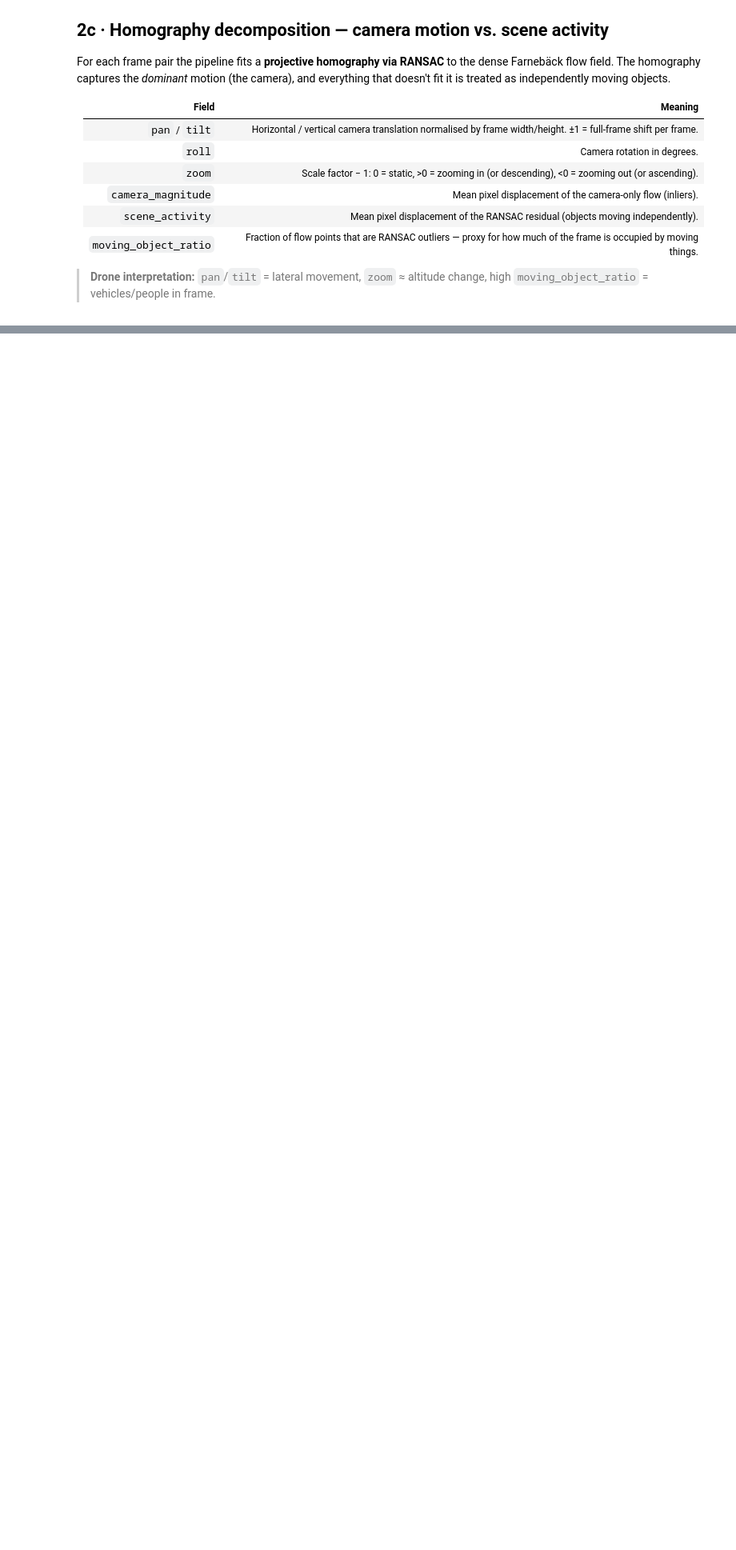
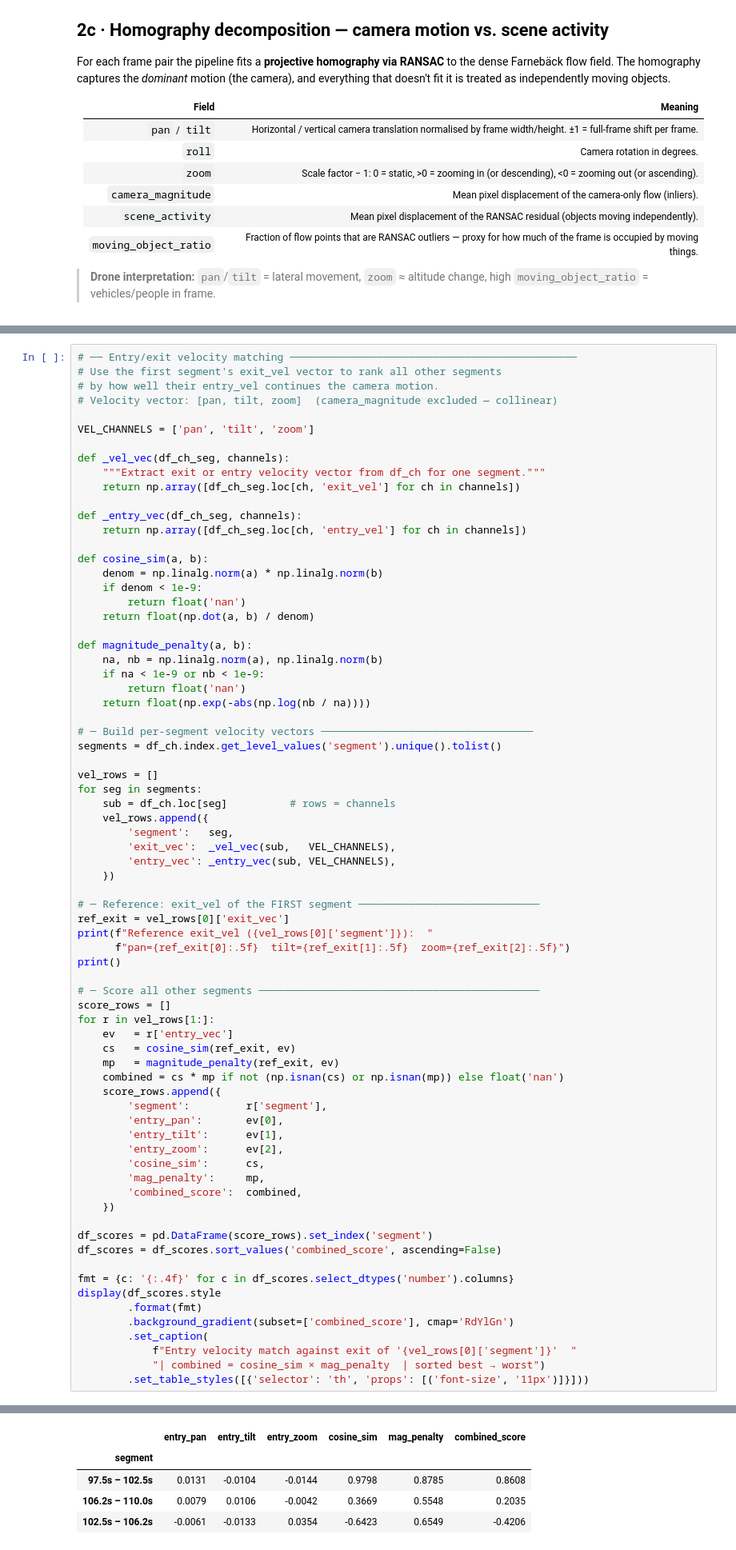
Before and after one commit to n-ploch/ai-video-cutter, a Jupyter notebook: notebooks/analysis_explorer.ipynb, the cells around one changed output, grey strips where cells are left out. Shown at 80% size. Drawn from its saved outputs; the diff is of its cells as text; blank space fills up the shorter version.

```diff
--- a/notebooks/analysis_explorer.ipynb
+++ b/notebooks/analysis_explorer.ipynb
@@ -454,0 +571,74 @@ savgol   (17 bds): ['12.8s', '15.2s', '39.0s', '47.8s', '55.2s', '57.8s', '61.5s
+# %%
+# ── Entry/exit velocity matching ──────────────────────────────────────────────
+# Use the first segment's exit_vel vector to rank all other segments
+# by how well their entry_vel continues the camera motion.
+# Velocity vector: [pan, tilt, zoom]  (camera_magnitude excluded — collinear)
+
+VEL_CHANNELS = ['pan', 'tilt', 'zoom']
+
+def _vel_vec(df_ch_seg, channels):
+    """Extract exit or entry velocity vector from df_ch for one segment."""
+    return np.array([df_ch_seg.loc[ch, 'exit_vel'] for ch in channels])
+
+def _entry_vec(df_ch_seg, channels):
+    return np.array([df_ch_seg.loc[ch, 'entry_vel'] for ch in channels])
+
+def cosine_sim(a, b):
+    denom = np.linalg.norm(a) * np.linalg.norm(b)
+    if denom < 1e-9:
+        return float('nan')
+    return float(np.dot(a, b) / denom)
+
+def magnitude_penalty(a, b):
+    na, nb = np.linalg.norm(a), np.linalg.norm(b)
+    if na < 1e-9 or nb < 1e-9:
+        return float('nan')
+    return float(np.exp(-abs(np.log(nb / na))))
+
+# ─ Build per-segment velocity vectors ──────────────────────────────────
+segments = df_ch.index.get_level_values('segment').unique().tolist()
+
+vel_rows = []
+for seg in segments:
+    sub = df_ch.loc[seg]          # rows = channels
+    vel_rows.append({
+        'segment':   seg,
+        'exit_vec':  _vel_vec(sub,   VEL_CHANNELS),
+        'entry_vec': _entry_vec(sub, VEL_CHANNELS),
+    })
+
+# ─ Reference: exit_vel of the FIRST segment ─────────────────────────────
+ref_exit = vel_rows[0]['exit_vec']
+print(f"Reference exit_vel ({vel_rows[0]['segment']}):  "
+      f"pan={ref_exit[0]:.5f}  tilt={ref_exit[1]:.5f}  zoom={ref_exit[2]:.5f}")
+print()
+
+# ─ Score all other segments ─────────────────────────────────────────────
+score_rows = []
+for r in vel_rows[1:]:
+    ev   = r['entry_vec']
+    cs   = cosine_sim(ref_exit, ev)
+    mp   = magnitude_penalty(ref_exit, ev)
+    combined = cs * mp if not (np.isnan(cs) or np.isnan(mp)) else float('nan')
+    score_rows.append({
+        'segment':         r['segment'],
+        'entry_pan':       ev[0],
+        'entry_tilt':      ev[1],
+        'entry_zoom':      ev[2],
+        'cosine_sim':      cs,
+        'mag_penalty':     mp,
+        'combined_score':  combined,
+    })
+
+df_scores = pd.DataFrame(score_rows).set_index('segment')
+df_scores = df_scores.sort_values('combined_score', ascending=False)
+
+fmt = {c: '{:.4f}' for c in df_scores.select_dtypes('number').columns}
+display(df_scores.style
+        .format(fmt)
+        .background_gradient(subset=['combined_score'], cmap='RdYlGn')
+        .set_caption(
+            f"Entry velocity match against exit of '{vel_rows[0]['segment']}'  "
+            "| combined = cosine_sim × mag_penalty  | sorted best → worst")
+        .set_table_styles([{'selector': 'th', 'props': [('font-size', '11px')]}]))
+# %% [output]
@@ -455,3 +647,8 @@ savgol   (17 bds): ['12.8s', '15.2s', '39.0s', '47.8s', '55.2s', '57.8s', '61.5s
+|  | entry_pan | entry_tilt | entry_zoom | cosine_sim | mag_penalty | combined_score |
+| segment |  |  |  |  |  |  |
+| 97.5s – 102.5s | 0.0131 | -0.0104 | -0.0144 | 0.9798 | 0.8785 | 0.8608 |
+| 106.2s – 110.0s | 0.0079 | 0.0106 | -0.0042 | 0.3669 | 0.5548 | 0.2035 |
+| 102.5s – 106.2s | -0.0061 | -0.0133 | 0.0354 | -0.6423 | 0.6549 | -0.4206 |
 # %%
 # ── Load decomposition ────────────────────────────────────────────────────
 raw_decomp = data.get("flow_decomposition", [])
```
Also changed, not shown: parts of 4 cells of this notebook.
